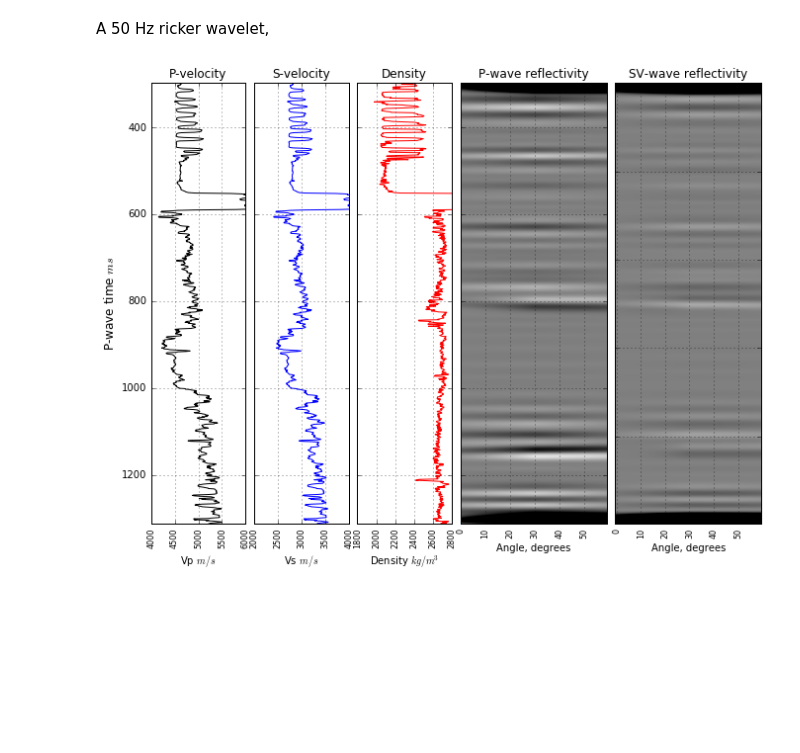
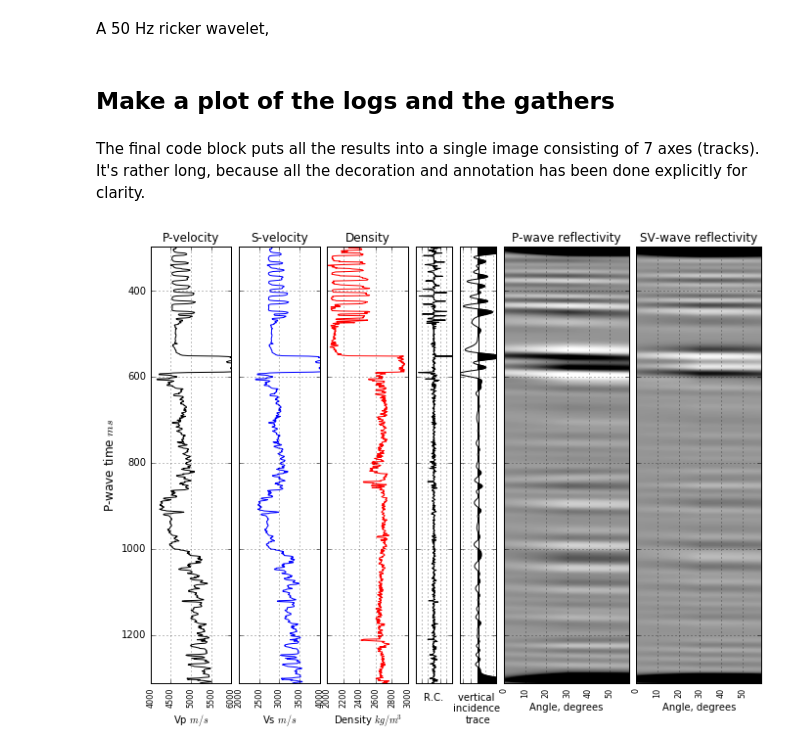
Before and after one commit to EvanBianco/notebooks, a Jupyter notebook: PP_and_PS_synthetic_gathers.ipynb, the cells around one changed output. Drawn from its saved outputs; the diff is of its cells as text; code cells hidden in the pictures; blank space fills up the shorter version.

Commit message:
improvements to final image

```diff
--- a/PP_and_PS_synthetic_gathers.ipynb
+++ b/PP_and_PS_synthetic_gathers.ipynb
@@ -350,7 +350,7 @@ vpz, vsz, rhoz = [interp(x, i, t) for i in (vpz, vsz, rhoz)]
 # %%
 boundaries = np.abs(dvp) + np.abs(dvs) + np.abs(drho)  # Lazy catch-all
 # %%
-logs = zip(boundaries, vp[:-1], vs[:-1], rho[:-1], vp[1:], vs[1:], rho[1:])
+logs = zip(boundaries, vpz[:-1], vsz[:-1], rhoz[:-1], vpz[1:], vsz[1:], rhoz[1:])
 Rpp, Rps = [], []
 for boundary, vp1, vs1, rho1, vp0, vs0, rho0 in logs:
     if boundary:
@@ -374,19 +374,25 @@ syn_pp = fftconvolve(Rppz, w, mode='same')
 syn_ps = fftconvolve(Rpsz, w, mode='same')
 # %%
 fs = 8       # fontsize for our axis labels
-max_val = 5.0 # +/- max value for seismic amplitude display (clip)
+max_val = 10.0 # +/- max value for seismic amplitude display (clip)
+# %% [markdown]
+## Make a plot of the logs and the gathers
+# %% [markdown]
+The final code block puts all the results into a single image consisting of 7 axes (tracks). It's rather long, because all the decoration and annotation has been done explicitly for clarity.
 # %%
 # make a figure
 fig = plt.figure(figsize=(12,8))
 
 # create a grid of 5 axes panels, whereby the last two
 # are twice as wide as the rest (they will contain the AVO gather images)
-gs = gridspec.GridSpec(1, 13)
+gs = gridspec.GridSpec(1, 15)
 ax1 = plt.subplot(gs[:, 1:3])   # Vp log
 ax2 = plt.subplot(gs[:, 3:5])   # Vs log
 ax3 = plt.subplot(gs[:, 5:7])   # Density log
-ax4 = plt.subplot(gs[:, 7:10]) # PP AVO gather
-ax5 = plt.subplot(gs[:, 10:13])  # PS AVO gather
+ax4 = plt.subplot(gs[:, 7:8])   # R.C. series
+ax5 = plt.subplot(gs[:, 8:9])   # Zero-offset trace
+ax6 = plt.subplot(gs[:, 9:12])  # PP AVO gather
+ax7 = plt.subplot(gs[:, 12:15]) # PS AVO gather
 
 # Plot the Vp log
 ax1.plot(vpz, t, 'k')
@@ -418,48 +424,76 @@ for label in labels:
 
 # Plot the density log
 ax3.plot(rhoz, t, 'r')
 ax3.set_title('Density')
-ax3.set_xlim((1800,2800))
+ax3.set_xlim((2000,3000))
 ax3.set_ylim((min(t),max(t)))
 ax3.invert_yaxis()
 ax3.set_yticklabels([])
 ax3.set_xlabel(r'Density $kg/m^3$')
 labels = ax3.get_xticklabels()
 ax3.grid()
 for label in labels:
     label.set_rotation(90)
     label.set_fontsize(fs)
 
-
-# Plot the PP reflectivities as an image
-ax4.imshow(syn_pp, cmap='gray_r', clim=[-max_val,max_val],
-           extent = [min(theta1),max(theta1),max(t),min(t)],
-           aspect='auto',
-           #aspect=0.5,
-           origin='upper')
-ax4.set_title('P-wave reflectivity')
+# Plot the density log
+ax4.plot(Rppz[:,0], t[1:], 'k')
+ax4.set_xlim((-0.15,0.15))
+ax4.set_ylim((min(t),max(t)))
+ax4.invert_yaxis()
 ax4.set_yticklabels([])
-ax4.set_xlabel(r'Angle, degrees')
+ax4.set_xticklabels([])
+ax4.set_xlabel(r'R.C.')
 labels = ax4.get_xticklabels()
 ax4.grid()
 for label in labels:
     label.set_rotation(90)
     label.set_fontsize(fs)
 
-# Plot the PS reflectivities as an image
-ax5.imshow(syn_ps, cmap='gray_r', clim=[-max_val,max_val], #aspect=0.25,
-           #extent = [min(theta1),max(theta1),max(t),min(t)],
-           aspect='auto',
-           origin='upper')
-ax5.set_title('SV-wave reflectivity')
+# Plot the Zero offset Syn_pp trace
+ax5.plot(syn_pp[:,0], t[1:], 'k')
+ax5.fill_betweenx(t[1:], syn_pp[:,0],  0, syn_pp[:,0] > 0.0,  color='k', alpha = 1.0)
+ax5.axvline(x=0,c='k')
+ax5.set_xlim((-5.0,5.0))
+ax5.set_ylim((min(t),max(t)))
+ax5.invert_yaxis()
 ax5.set_yticklabels([])
-ax5.set_xlabel(r'Angle, degrees')
+ax5.set_xticklabels([])
+ax5.set_xlabel('vertical \nincidence \ntrace')
 labels = ax5.get_xticklabels()
 ax5.grid()
 for label in labels:
     label.set_rotation(90)
     label.set_fontsize(fs)
 
+# Plot the PP reflectivities as an image
+ax6.imshow(syn_pp, cmap='Greys', clim=[-max_val,max_val],
+           extent = [min(theta1),max(theta1),max(t),min(t)],
+           aspect='auto',
+           origin='upper')
+ax6.set_title('P-wave reflectivity')
+ax6.set_yticklabels([])
+ax6.set_xlabel(r'Angle, degrees')
+labels = ax6.get_xticklabels()
+ax6.grid()
+for label in labels:
+    label.set_rotation(90)
+    label.set_fontsize(fs)
+
+# Plot the PS reflectivities as an image
+ax7.imshow(syn_ps, cmap='Greys', clim=[-max_val,max_val], #aspect=0.25,
+           extent = [min(theta1),max(theta1),max(t),min(t)],
+           aspect='auto',
+           origin='upper')
+ax7.set_title('SV-wave reflectivity')
+ax7.set_yticklabels([])
+ax7.set_xlabel(r'Angle, degrees')
+labels = ax7.get_xticklabels()
+ax7.grid()
+for label in labels:
+    label.set_rotation(90)
+    label.set_fontsize(fs)
+
 plt.show()
 # %% [output]
-[figure, old version]
+[figure, new version]
```
